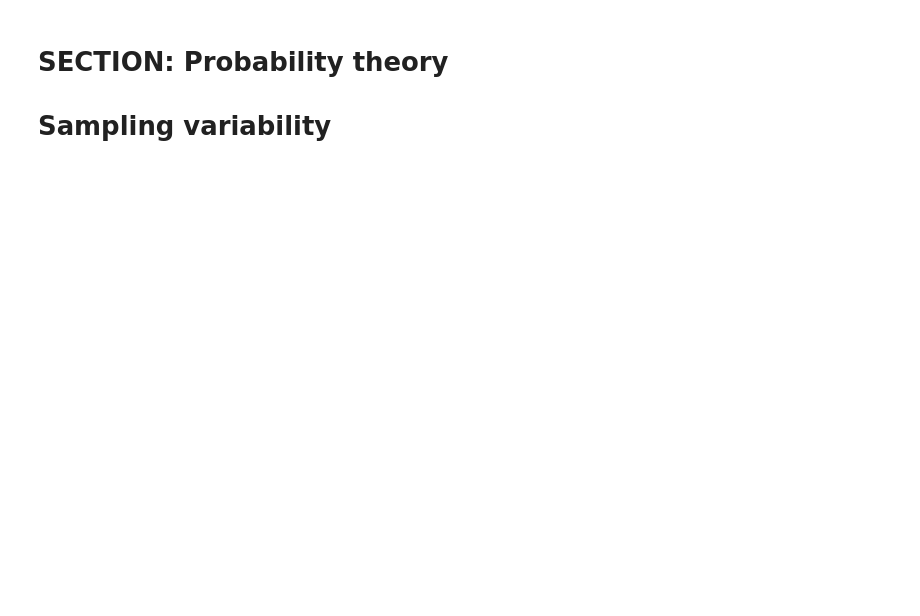
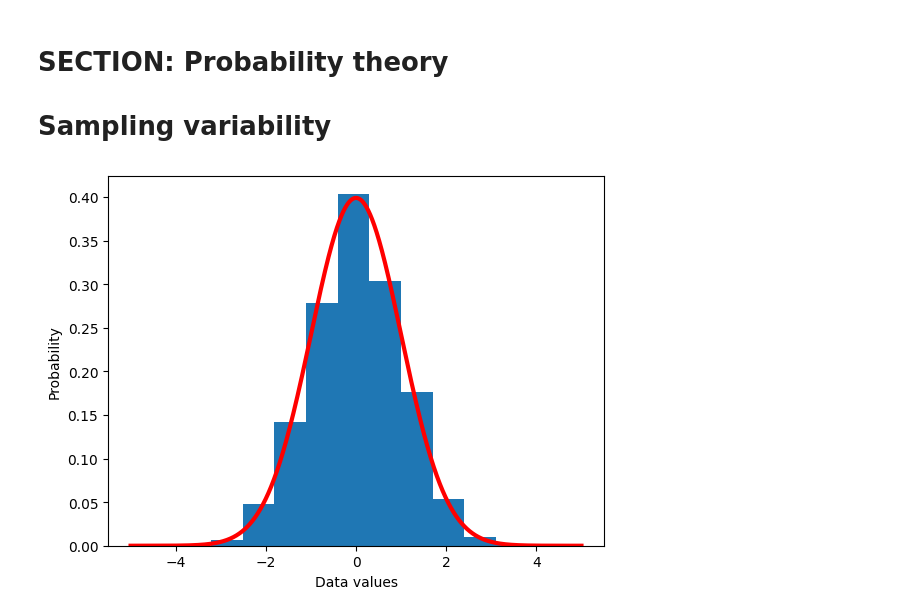
Before and after one commit to SiracencoSerghei/Statistics_and_ML, a Jupyter notebook: 2.4_probability_theory/stats_probtheory_sampleVariability.ipynb, the cells around one changed output. Cells and saved outputs as stored; diff of their text form; code cells hidden in the pictures; blank space fills up the shorter version.

Commit message:
sampleVariability

```diff
--- a/2.4_probability_theory/stats_probtheory_sampleVariability.ipynb
+++ b/2.4_probability_theory/stats_probtheory_sampleVariability.ipynb
@@ -9,27 +12,29 @@ import scipy.stats as stats
 # %%
 ## a theoretical normal distribution
 x = np.linspace(-5,5,10101)
-theoNormDist = stats.norm.pdf(x)
+theoNormDist = stats.norm.pdf(x) # or Gaussian distribution
 # (normalize to pdf)
 # theoNormDist = theoNormDist*np.mean(np.diff(x))
 
 # now for our experiment
-numSamples = 40
+numSamples = 4000
 
 # initialize
 sampledata = np.zeros(numSamples)
 
 # run the experiment!
 for expi in range(numSamples):
     sampledata[expi] = np.random.randn()
 
 
 # show the results
 plt.hist(sampledata,density=True)
 plt.plot(x,theoNormDist,'r',linewidth=3)
 plt.xlabel('Data values')
 plt.ylabel('Probability')
 plt.show()
+# %% [output]
+[figure, added]
 # %%
 ## show the mean of samples of a known distribution
 
```
Also changed, not shown: parts of 6 cells of this notebook.
